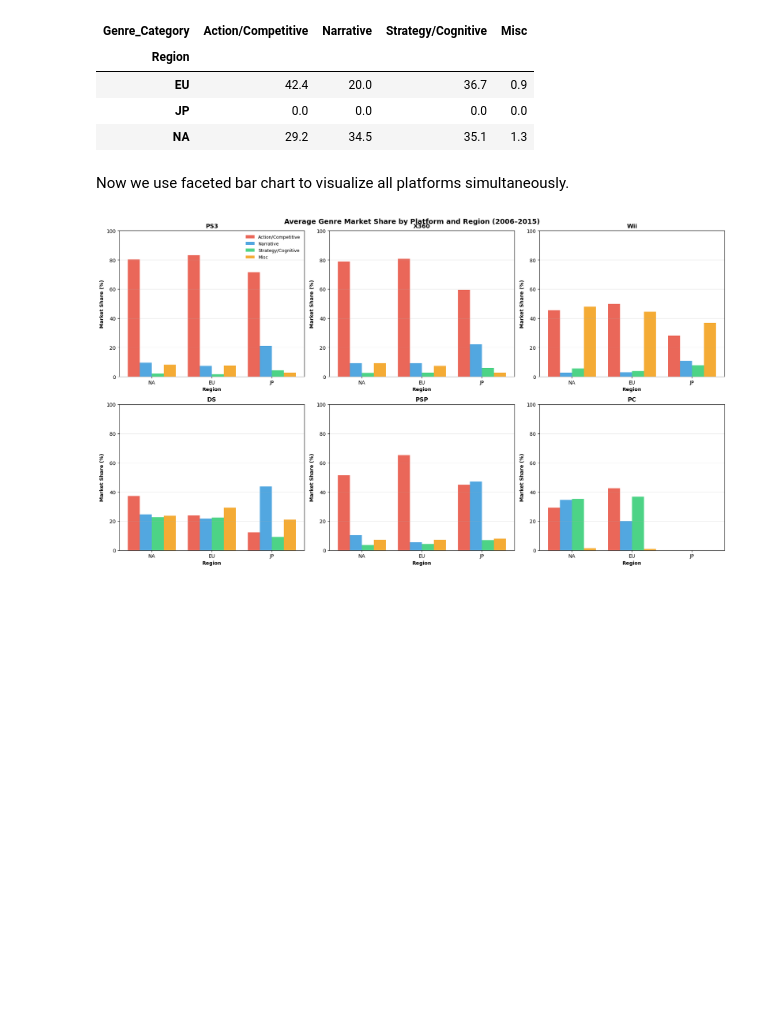
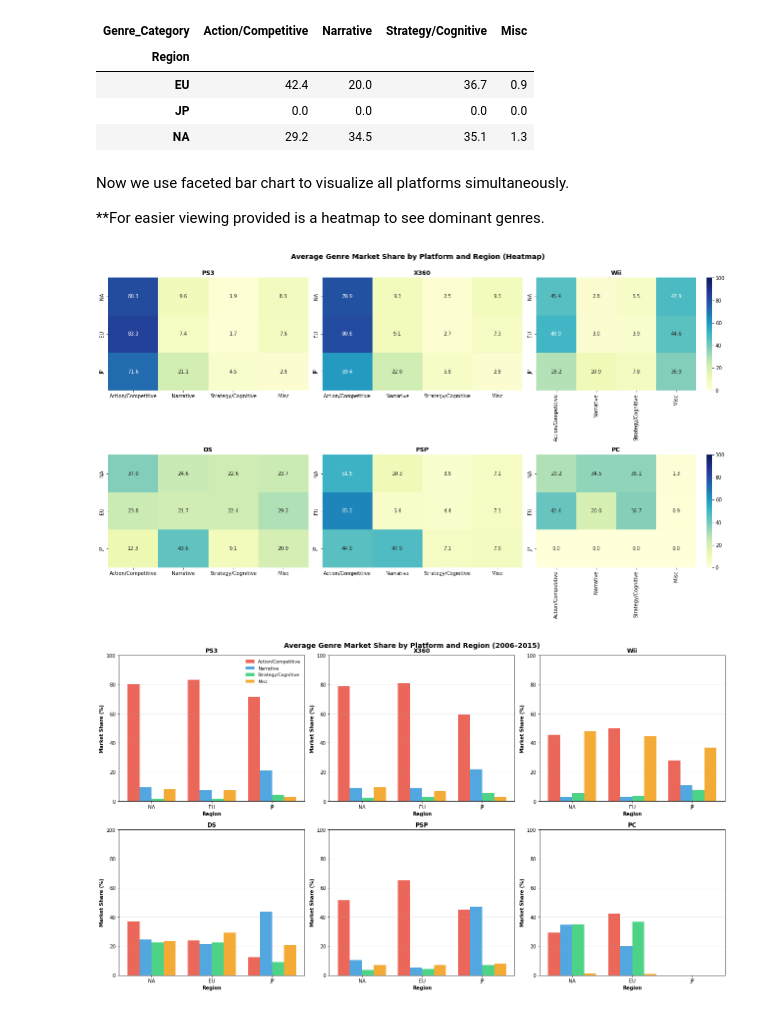
Before and after one commit to COGS108/Group015_WI26, a Jupyter notebook: 02-EDACheckpoint.ipynb, the cells around one changed output. Saved outputs shown, nothing was run; the diff lists cells and outputs as text; code cells hidden in the pictures; blank space fills up the shorter version.

Commit message:
Added heatmap for easier viewing

```diff
--- a/02-EDACheckpoint.ipynb
+++ b/02-EDACheckpoint.ipynb
@@ -908,6 +905,39 @@ PC:
 | NA | 29.2 | 34.5 | 35.1 | 1.3 |
 # %% [markdown]
 Now we use faceted bar chart to visualize all platforms simultaneously.
+
+**For easier viewing provided is a heatmap to see dominant genres.
+# %%
+import seaborn as sns
+
+fig, axes = plt.subplots(2, 3, figsize=(18, 10))
+axes = axes.flatten()
+
+for idx, platform in enumerate(platforms):
+    ax = axes[idx]
+    platform_data = avg_platform_genre[avg_platform_genre['Platform'] == platform]
+
+    if len(platform_data) > 0:
+        pivot = platform_data.pivot(index='Region', columns='Genre_Category', values='Market_Share_Pct')
+        pivot = pivot.reindex(index=region_order, columns=genre_order, fill_value=0)
+
+        sns.heatmap(pivot, annot=True, fmt=".1f", cmap="YlGnBu", ax=ax, cbar=(idx%3==2), vmin=0, vmax=100)
+
+        ax.set_xlabel('')
+        ax.set_ylabel('')
+        ax.set_title(platform, fontweight='bold', fontsize=12)
+    else:
+        ax.text(0.5, 0.5, f'No data for {platform}',
+                ha='center', va='center', transform=ax.transAxes)
+        ax.set_xticks([])
+        ax.set_yticks([])
+
+plt.tight_layout()
+plt.suptitle('Average Genre Market Share by Platform and Region (Heatmap)',
+             y=1.03, fontweight='bold', fontsize=14)
+plt.show()
+# %% [output]
+[figure, added]
 # %%
 fig, axes = plt.subplots(2, 3, figsize=(18, 10))
 axes = axes.flatten()
```
Also changed, not shown: parts of 7 cells of this notebook.
